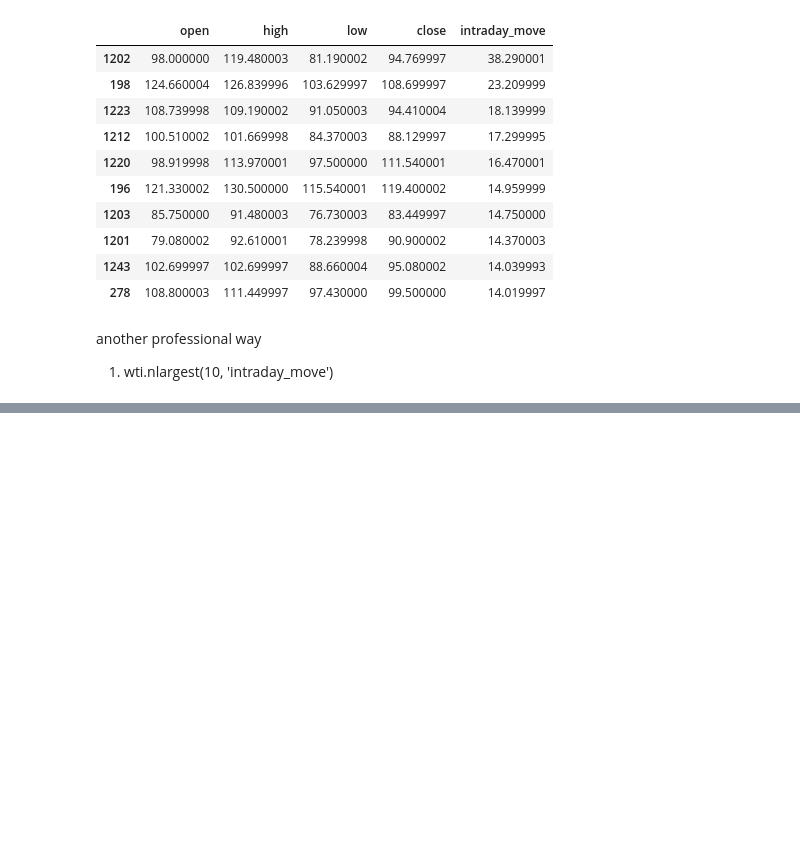
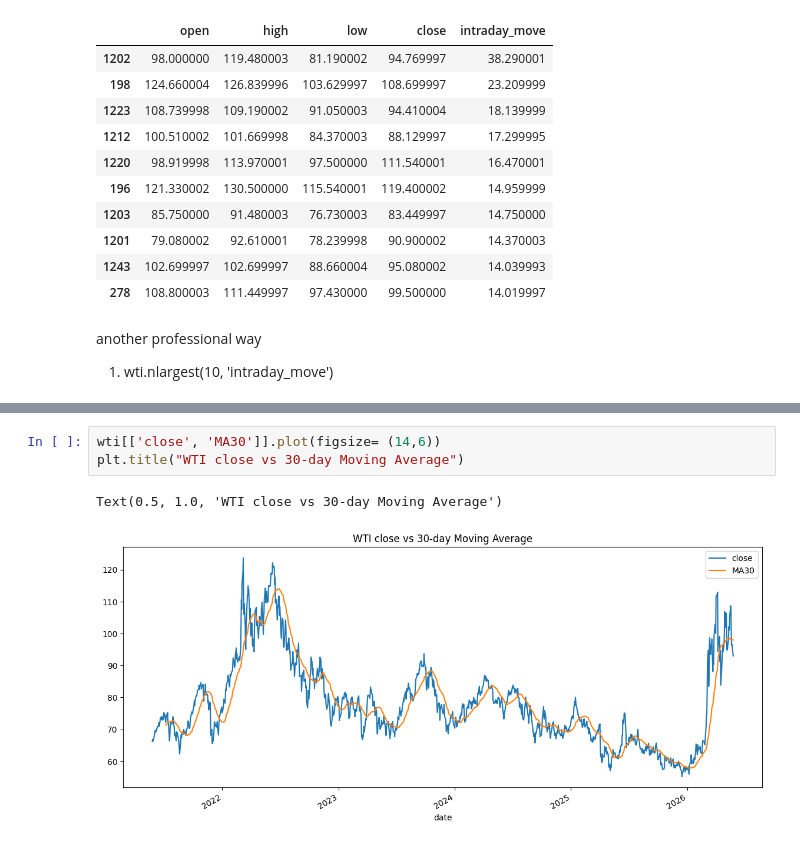
Before and after one commit to farzanekram07/oil-price-trend-analysis, a Jupyter notebook: 01_yahoo_finance_data_loading.ipynb, the cells around one changed output, grey strips where cells are left out. Cells and saved outputs as stored; diff of their text form; blank space fills up the shorter version.

```diff
--- a/01_yahoo_finance_data_loading.ipynb
+++ b/01_yahoo_finance_data_loading.ipynb
@@ -329,0 +490,6 @@ another professional way
+# %%
+wti[['close', 'MA30']].plot(figsize= (14,6))
+plt.title("WTI close vs 30-day Moving Average")
+# %% [output]
+Text(0.5, 1.0, 'WTI close vs 30-day Moving Average')
+[figure, added]
```
Also changed, not shown: parts of 24 cells of this notebook.
